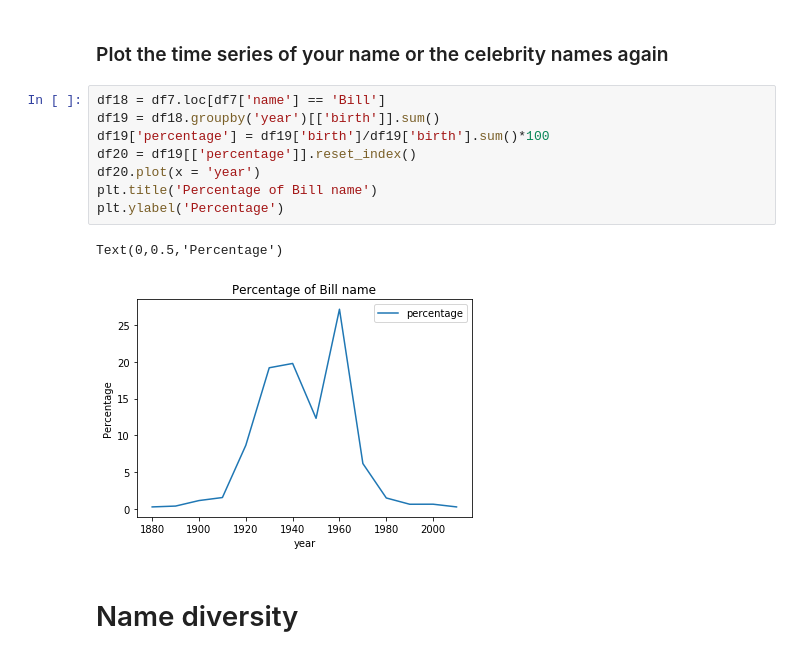
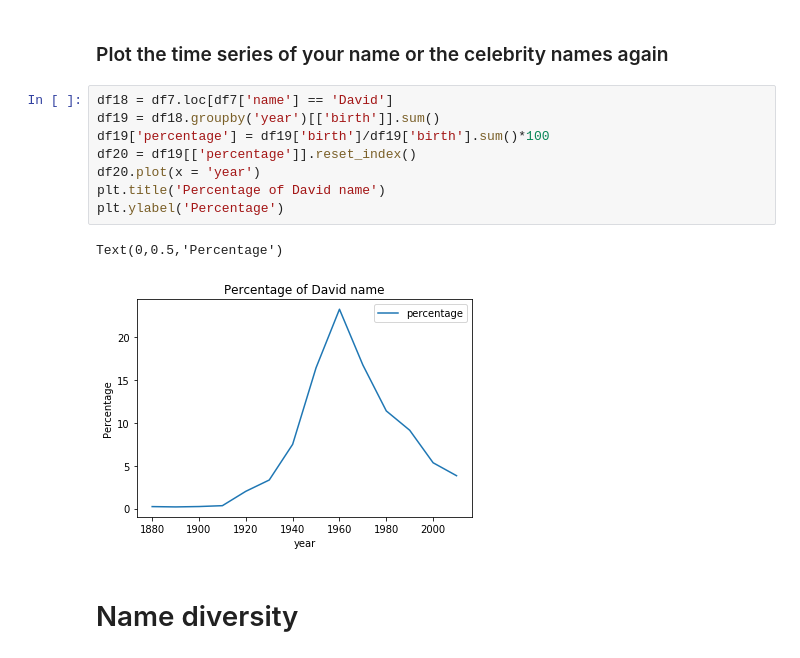
Before and after one commit to ahsansana1/babynamesanalysis, a Jupyter notebook: first_week_assginment.ipynb, the cells around one changed output. Saved outputs shown, nothing was run; the diff lists cells and outputs as text.

```diff
--- a/first_week_assginment.ipynb
+++ b/first_week_assginment.ipynb
@@ -287,16 +287,16 @@ Text(0,0.5,'Percentage')
 # %% [markdown]
 ### Plot the time series of your name or the celebrity names again
 # %%
-df18 = df7.loc[df7['name'] == 'Bill']
+df18 = df7.loc[df7['name'] == 'David']
 df19 = df18.groupby('year')[['birth']].sum()
 df19['percentage'] = df19['birth']/df19['birth'].sum()*100
 df20 = df19[['percentage']].reset_index()
 df20.plot(x = 'year')
-plt.title('Percentage of Bill name')
+plt.title('Percentage of David name')
 plt.ylabel('Percentage')
 # %% [output]
 Text(0,0.5,'Percentage')
-[figure, old version]
+[figure, new version]
 # %% [markdown]
 # Name diversity
 # %%
```
